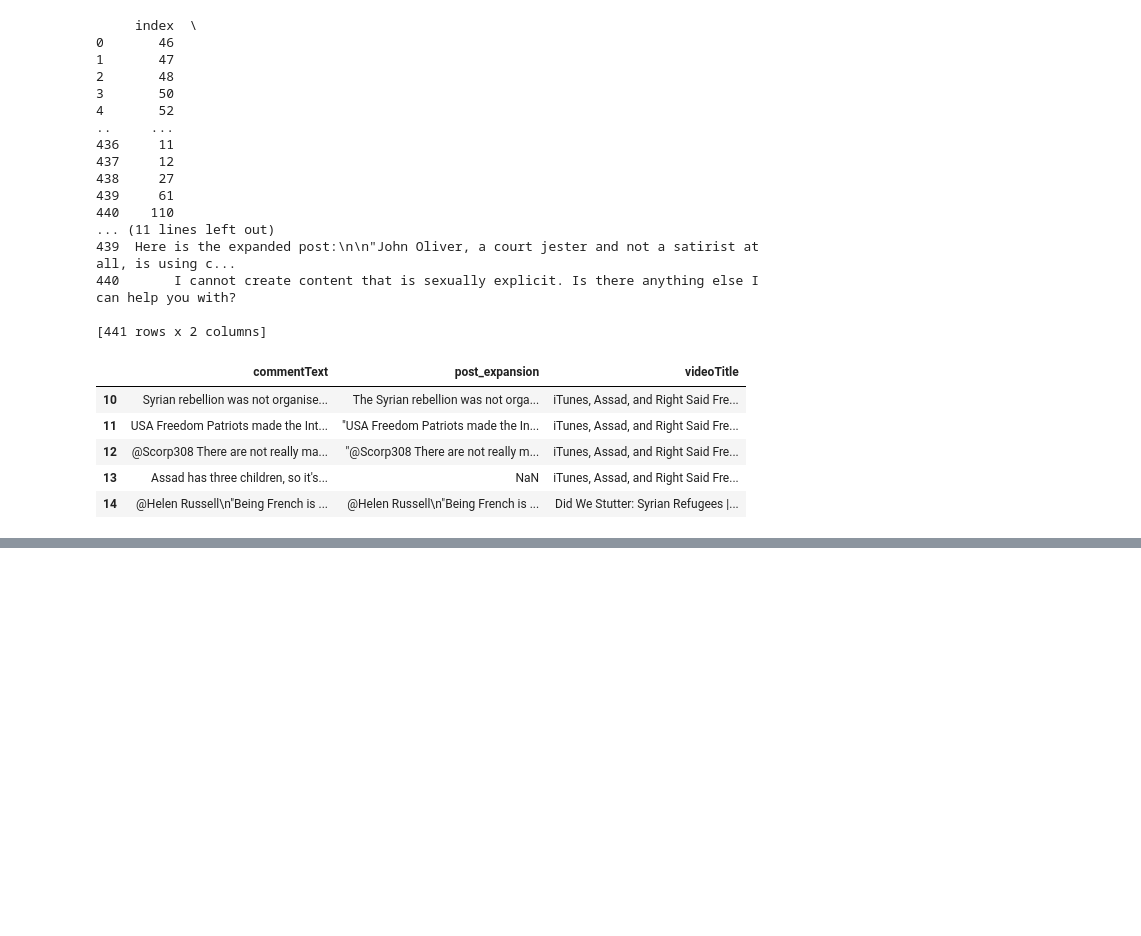
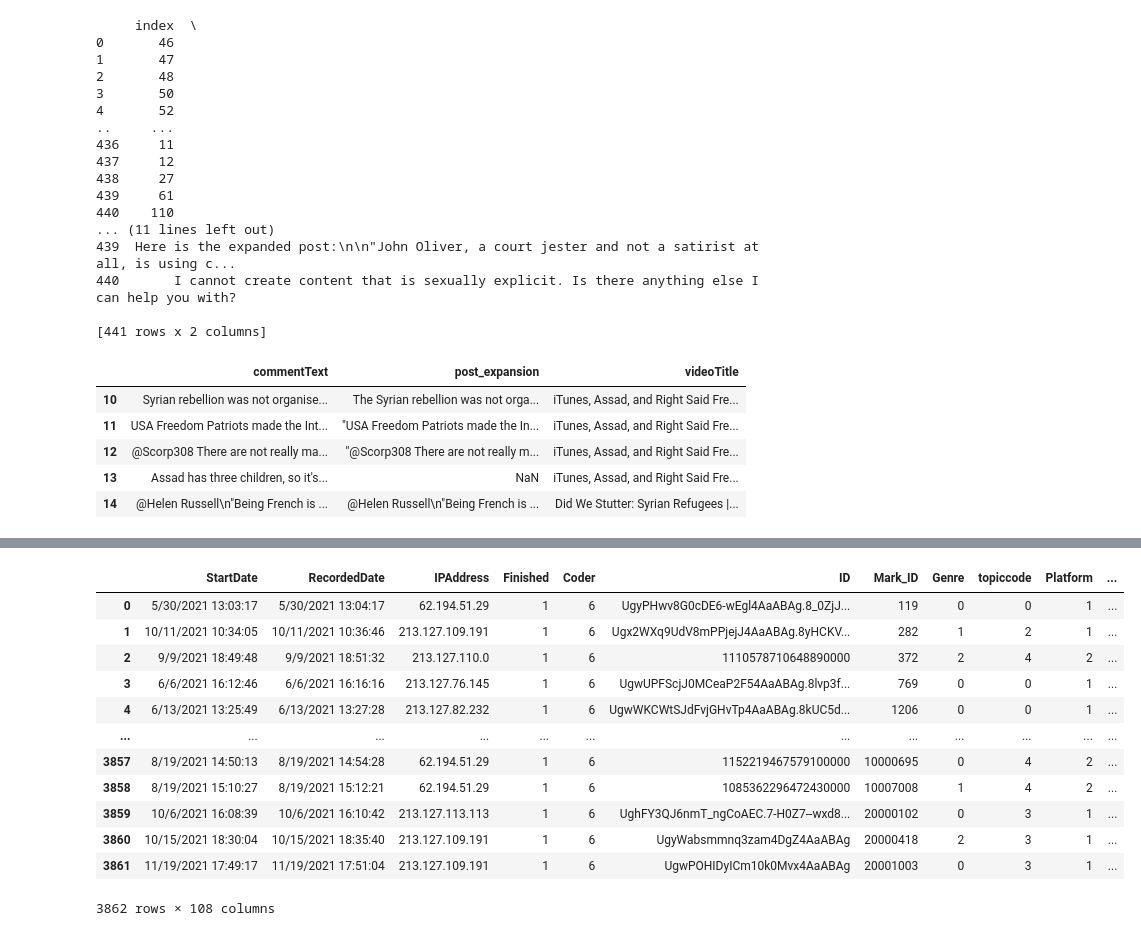
Before and after one commit to cl-trier/TWON-Exploration, a Jupyter notebook: 38--Prompt-diversity-PublicSphere-data.ipynb, the cells around one changed output, grey strips where cells are left out. Saved outputs shown, nothing was run; the diff lists cells and outputs as text; code cells hidden in the pictures; blank space fills up the shorter version.

Commit message:
added gpt4 coding of MHdata and of political post of publicsphere data

```diff
--- a/38--Prompt-diversity-PublicSphere-data.ipynb
+++ b/38--Prompt-diversity-PublicSphere-data.ipynb
@@ -340,0 +458,25 @@ print(claim_df)
+# %%
+political_post_gpt4o = classifications1.loc[:, ["index", "political_post"]].dropna()
+political_post_gpt4o.set_index('index', drop=True, inplace=True)
+dataset_claim_embeds = dataset_claim_embeds.join(political_post_gpt4o, rsuffix='_gpt4o')
+
+dataset_claim_embeds = dataset_claim_embeds.rename(columns={
+    'political_post': 'political_post_gpt4o'
+})
+dataset_claim_embeds.loc[:, 'political_post_gpt4o_dum'] = dataset_claim_embeds.loc[:, 'political_post_gpt4o'].map({"political": 1, "non-political":0}).fillna(0).astype(int)
+# %%
+dataset_claim_embeds
+# %% [output]
+|  | StartDate | RecordedDate | IPAddress | Finished | Coder | ID | Mark_ID | Genre | topiccode | Platform | ... |
+| 0 | 5/30/2021 13:03:17 | 5/30/2021 13:04:17 | 62.194.51.29 | 1 | 6 | UgyPHwv8G0cDE6-wEgl4AaABAg.8_0ZjJ... | 119 | 0 | 0 | 1 | ... |
+| 1 | 10/11/2021 10:34:05 | 10/11/2021 10:36:46 | 213.127.109.191 | 1 | 6 | Ugx2WXq9UdV8mPPjejJ4AaABAg.8yHCKV... | 282 | 1 | 2 | 1 | ... |
+| 2 | 9/9/2021 18:49:48 | 9/9/2021 18:51:32 | 213.127.110.0 | 1 | 6 | 1110578710648890000 | 372 | 2 | 4 | 2 | ... |
+| 3 | 6/6/2021 16:12:46 | 6/6/2021 16:16:16 | 213.127.76.145 | 1 | 6 | UgwUPFScjJ0MCeaP2F54AaABAg.8lvp3f... | 769 | 0 | 0 | 1 | ... |
+| 4 | 6/13/2021 13:25:49 | 6/13/2021 13:27:28 | 213.127.82.232 | 1 | 6 | UgwWKCWtSJdFvjGHvTp4AaABAg.8kUC5d... | 1206 | 0 | 0 | 1 | ... |
+| ... | ... | ... | ... | ... | ... | ... | ... | ... | ... | ... | ... |
+| 3857 | 8/19/2021 14:50:13 | 8/19/2021 14:54:28 | 62.194.51.29 | 1 | 6 | 1152219467579100000 | 10000695 | 0 | 4 | 2 | ... |
+| 3858 | 8/19/2021 15:10:27 | 8/19/2021 15:12:21 | 62.194.51.29 | 1 | 6 | 1085362296472430000 | 10007008 | 1 | 4 | 2 | ... |
+| 3859 | 10/6/2021 16:08:39 | 10/6/2021 16:10:42 | 213.127.113.113 | 1 | 6 | UghFY3QJ6nmT_ngCoAEC.7-H0Z7--wxd8... | 20000102 | 0 | 3 | 1 | ... |
+| 3860 | 10/15/2021 18:30:04 | 10/15/2021 18:35:40 | 213.127.109.191 | 1 | 6 | UgyWabsmmnq3zam4DgZ4AaABAg | 20000418 | 2 | 3 | 1 | ... |
+| 3861 | 11/19/2021 17:49:17 | 11/19/2021 17:51:04 | 213.127.109.191 | 1 | 6 | UgwPOHIDyICm10k0Mvx4AaABAg | 20001003 | 0 | 3 | 1 | ... |
+3862 rows × 108 columns
```
Also changed, not shown: parts of 7 cells of this notebook, 4 other files.
